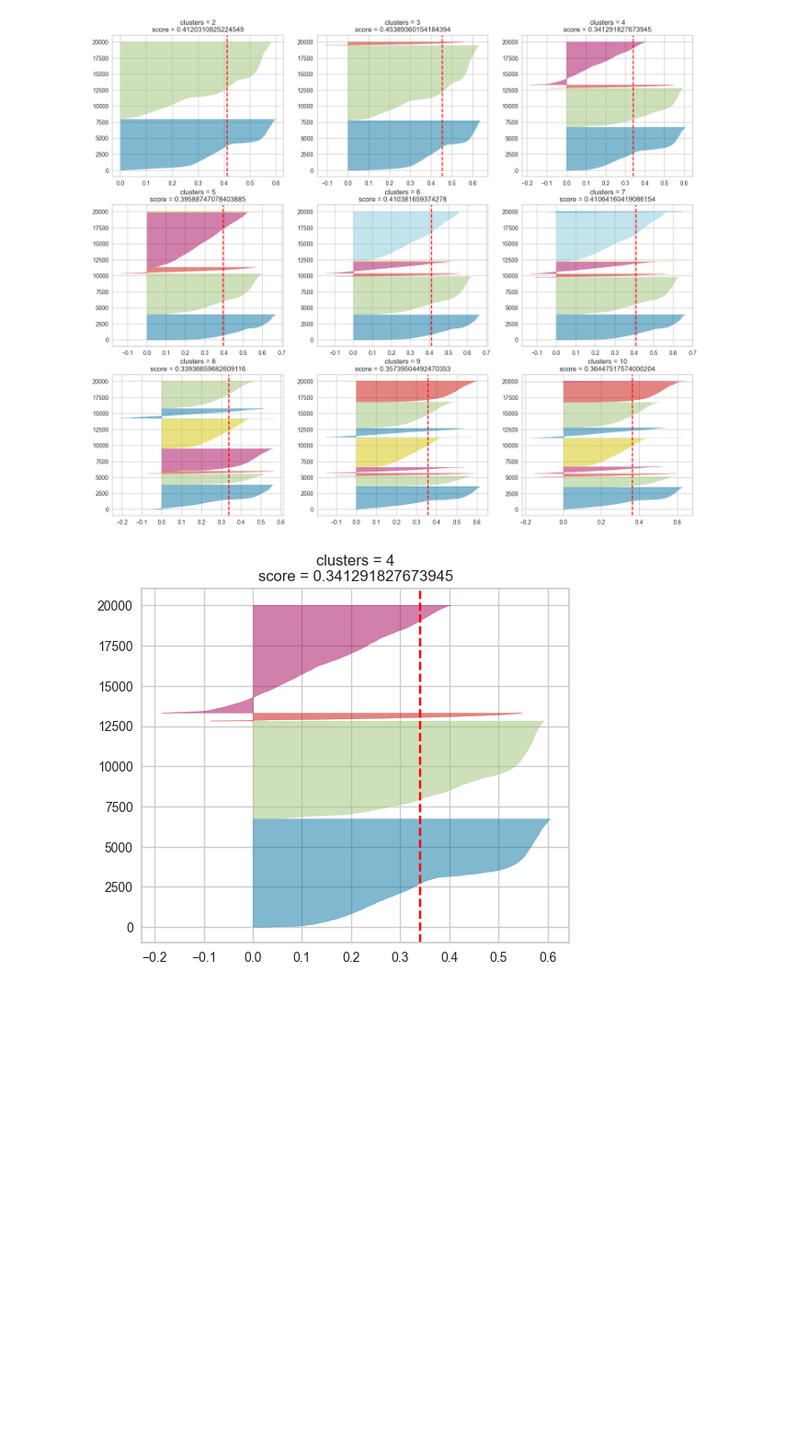
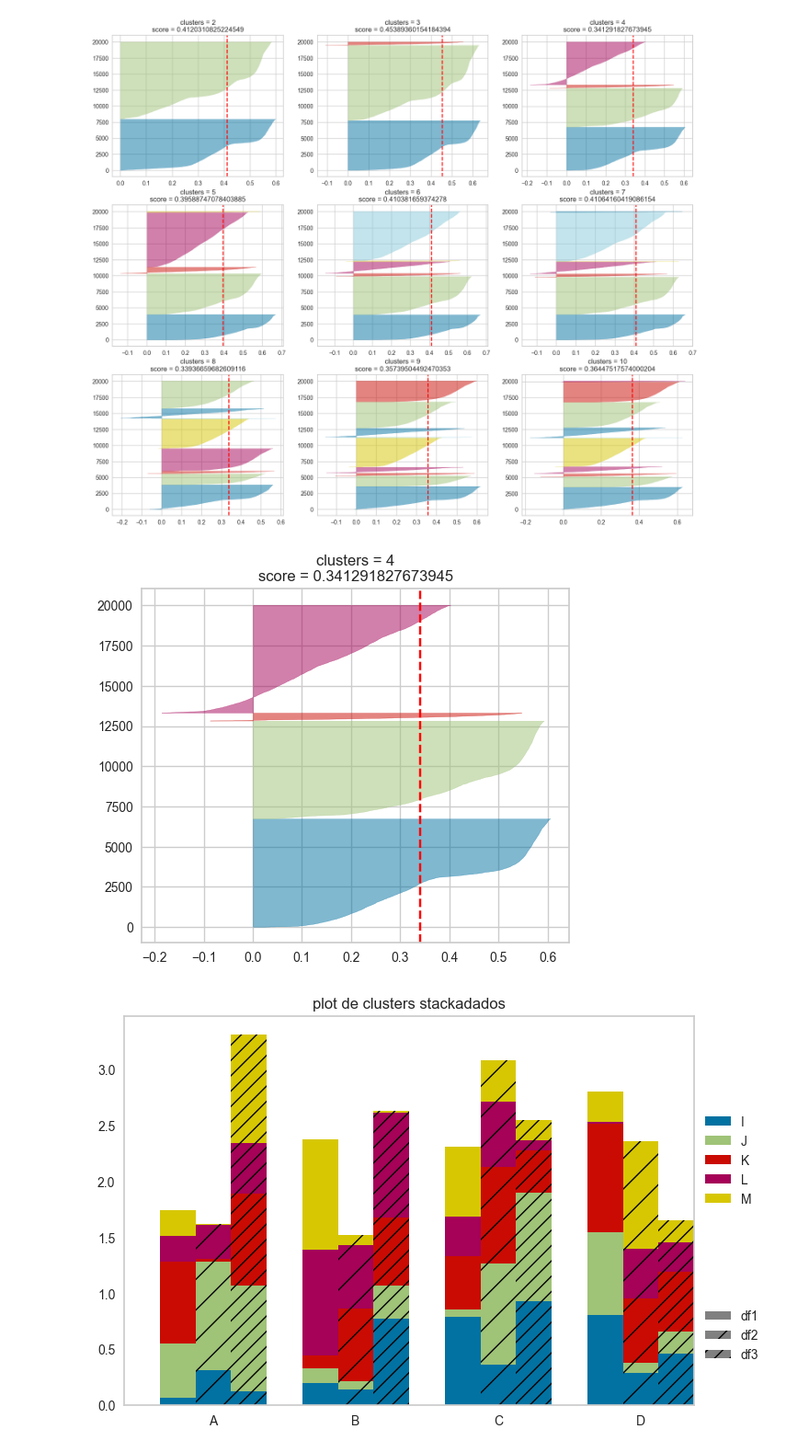
Before and after one commit to wnetohr/Olist-Brazilian-E-Commerce, a Jupyter notebook: notebooks/testing_defs.ipynb, the cells around one changed output. Shown at 92% size. Saved outputs shown, nothing was run; the diff lists cells and outputs as text; code cells hidden in the pictures; blank space fills up the shorter version.

```diff
--- a/notebooks/testing_defs.ipynb
+++ b/notebooks/testing_defs.ipynb
@@ -102,3 +102,62 @@ visualize_silhoutte(df_sample_20, 4)
 b = 2
 # %% [output]
 [figure]
+# %%
+def plot_clusters_stacked(dfall : dict[str, pd.DataFrame], title="plot de clusters stackadados",  H="/", **kwargs):
+    n_df = len(list(dfall.keys()))
+    n_col = len(dfall[list(dfall.keys())[0]].columns)
+    n_ind = len(dfall[list(dfall.keys())[0]].index)
+    axe = plt.subplot(111)
+
+    for df in dfall.values() :
+        axe = df.plot(kind="bar",
+                      linewidth=0,
+                      stacked=True,
+                      ax=axe,
+                      legend=False,
+                      grid=False,
+                      **kwargs)
+
+    h,l = axe.get_legend_handles_labels()
+    for i in range(0, n_df * n_col, n_col):
+        for j, pa in enumerate(h[i:i+n_col]):
+            for rect in pa.patches:
+                rect.set_x(rect.get_x() + 1 / float(n_df + 1) * i / float(n_col))
+                rect.set_hatch(H * int(i / n_col))
+                rect.set_width(1 / float(n_df + 1))
+
+    axe.set_xticks((np.arange(0, 2 * n_ind, 2) + 1 / float(n_df + 1)) / 2.)
+    axe.set_xticklabels(df.index, rotation = 0)
+    axe.set_title(title)
+
+    n=[]
+    for i in range(n_df):
+        n.append(axe.bar(0, 0, color="gray", hatch=H * i))
+
+    l1 = axe.legend(h[:n_col], l[:n_col], loc=[1.01, 0.5])
+    which_df = list(dfall.keys())
+    plt.legend(n, which_df, loc=[1.01, 0.1])
+    axe.add_artist(l1)
+    plt.show()
+    return
+
+df1 = pd.DataFrame(np.random.rand(4, 5),
+                   index=["A", "B", "C", "D"],
+                   columns=["I", "J", "K", "L", "M"])
+df2 = pd.DataFrame(np.random.rand(4, 5),
+                   index=["A", "B", "C", "D"],
+                   columns=["I", "J", "K", "L", "M"])
+df3 = pd.DataFrame(np.random.rand(4, 5),
+                   index=["A", "B", "C", "D"],
+                   columns=["I", "J", "K", "L", "M"])
+
+multiple_dfs = {
+    "df1": df1,
+    "df2": df2,
+    "df3": df3
+}
+
+# Then, just call :
+plot_clusters_stacked(multiple_dfs)
+# %% [output]
+[figure, added]
```
Also changed, not shown: parts of 1 cell of this notebook, 2 other files.
